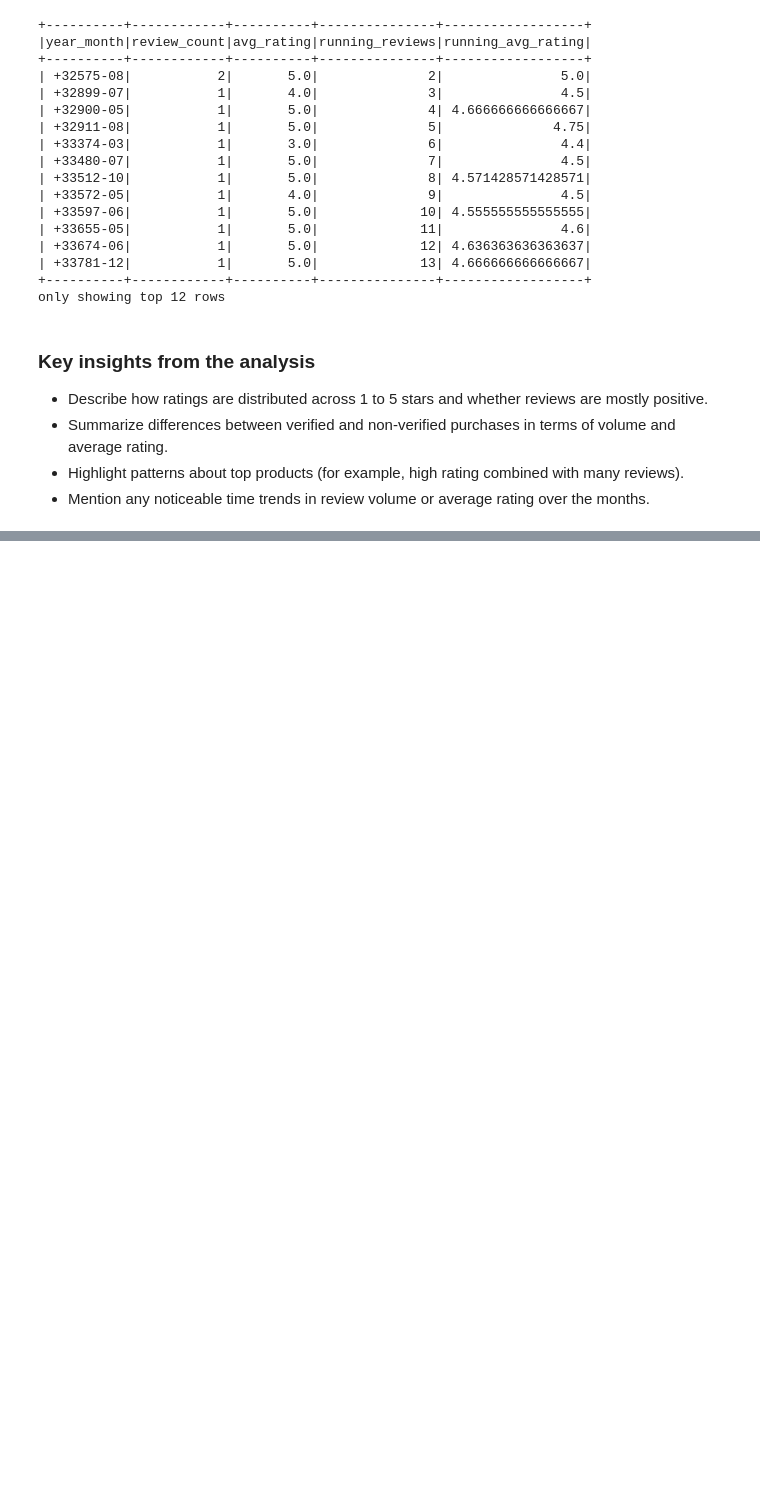
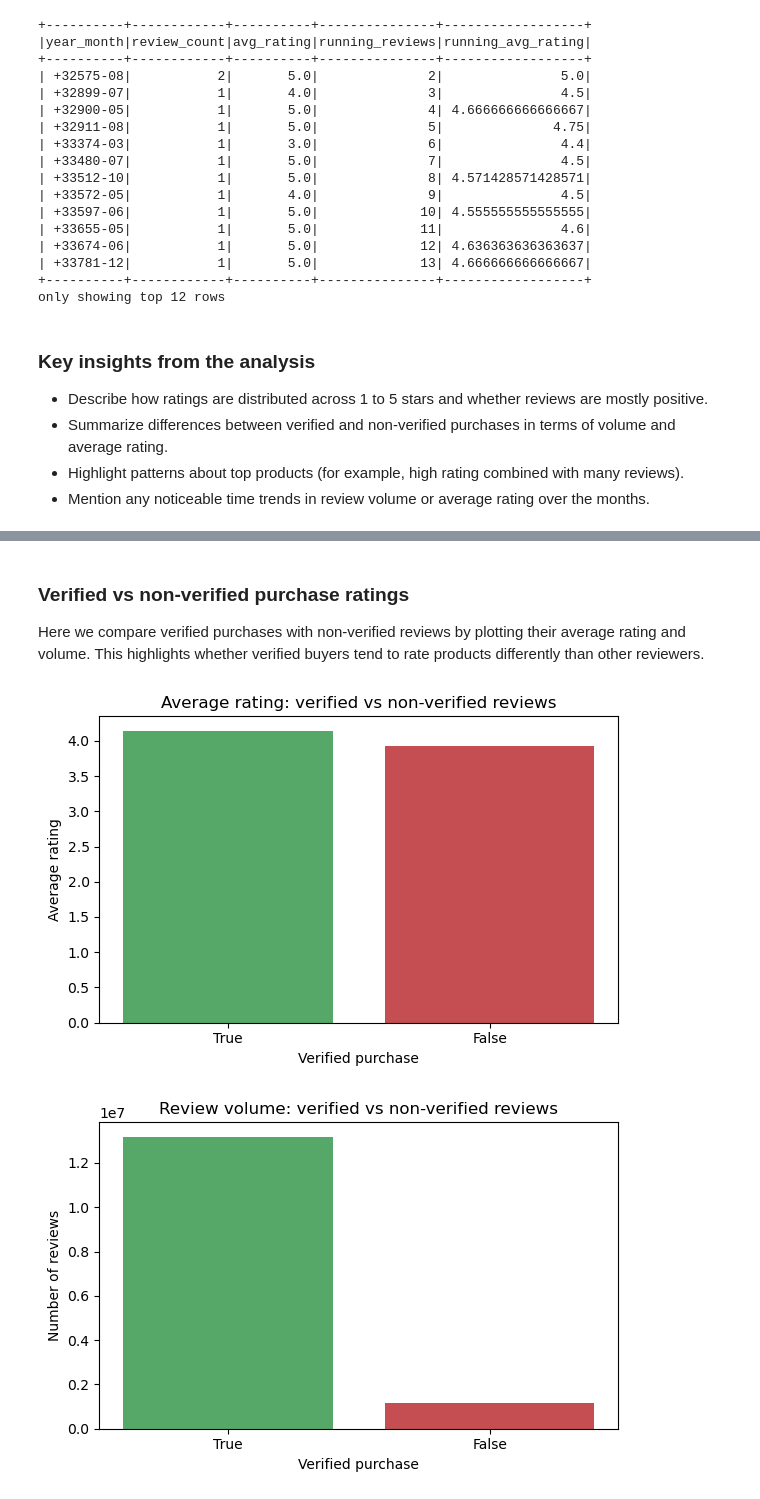
Before and after one commit to pramodkumarpodila-source/pramodkumarpodila-source-ds203-amazon-grocery-nlp-spark, a Jupyter notebook: notebooks/02_analysis.ipynb, the cells around one changed output, grey strips where cells are left out. Cells and saved outputs as stored; diff of their text form; code cells hidden in the pictures; blank space fills up the shorter version.

```diff
--- a/notebooks/02_analysis.ipynb
+++ b/notebooks/02_analysis.ipynb
@@ -373,0 +400,33 @@ only showing top 12 rows
+# %% [markdown]
+### Verified vs non-verified purchase ratings
+
+Here we compare verified purchases with non-verified reviews by plotting their average rating and volume. This highlights whether verified buyers tend to rate products differently than other reviewers.
+# %%
+verified_pdf = verified_stats.toPandas()
+
+plt.figure(figsize=(6, 4))
+plt.bar(
+    verified_pdf["verified_purchase"].astype(str),
+    verified_pdf["avg_rating"],
+    color=["#55A868", "#C44E52"]
+)
+plt.xlabel("Verified purchase")
+plt.ylabel("Average rating")
+plt.title("Average rating: verified vs non-verified reviews")
+plt.tight_layout()
+plt.show()
+
+plt.figure(figsize=(6, 4))
+plt.bar(
+    verified_pdf["verified_purchase"].astype(str),
+    verified_pdf["review_count"],
+    color=["#55A868", "#C44E52"]
+)
+plt.xlabel("Verified purchase")
+plt.ylabel("Number of reviews")
+plt.title("Review volume: verified vs non-verified reviews")
+plt.tight_layout()
+plt.show()
+# %% [output]
+[figure, added]
+[figure, added]
```
Also changed, not shown: parts of 14 cells of this notebook.
